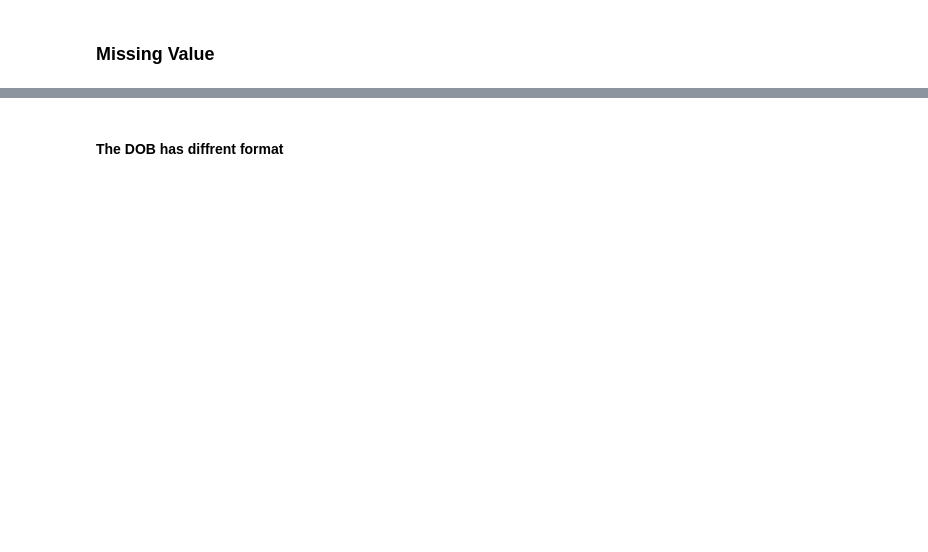
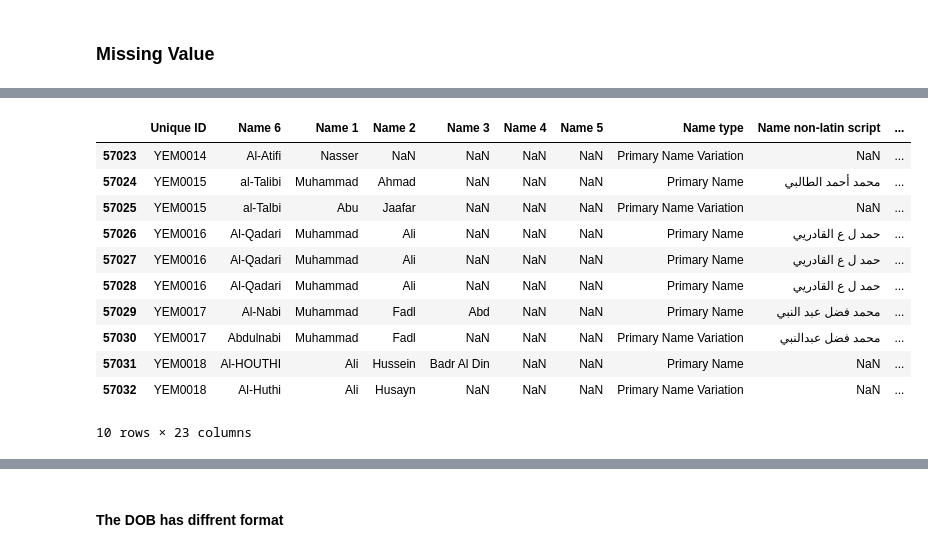
Before and after one commit to Nishit-Thakkar/uk-sanctions-data-pipeline, a Jupyter notebook: Analysis.ipynb, the cells around one changed output, grey strips where cells are left out. Saved outputs shown, nothing was run; the diff lists cells and outputs as text; code cells hidden in the pictures; blank space fills up the shorter version.

```diff
--- a/Analysis.ipynb
+++ b/Analysis.ipynb
@@ -154,0 +150,18 @@ IMO number: 1.5% populated
+# %%
+df[['Unique ID','Name 6','Name 1','Name 2','Name 3','Name 4','Name 5','Name type',
+            'Name non-latin script','D.O.B','Regime Name','Designation Type','Sanctions Imposed',
+            'Address Country','Phone number','Email address','Nationality(/ies)',
+            'Country of birth','National Identifier number','Passport number','IMO number','Position','Title']].tail(10)
+# %% [output]
+|  | Unique ID | Name 6 | Name 1 | Name 2 | Name 3 | Name 4 | Name 5 | Name type | Name non-latin script | ... |
+| 57023 | YEM0014 | Al-Atifi | Nasser | NaN | NaN | NaN | NaN | Primary Name Variation | NaN | ... |
+| 57024 | YEM0015 | al-Talibi | Muhammad | Ahmad | NaN | NaN | NaN | Primary Name | محمد أحمد الطالبي | ... |
+| 57025 | YEM0015 | al-Talbi | Abu | Jaafar | NaN | NaN | NaN | Primary Name Variation | NaN | ... |
+| 57026 | YEM0016 | Al-Qadari | Muhammad | Ali | NaN | NaN | NaN | Primary Name | حمد ل ع القادريي | ... |
+| 57027 | YEM0016 | Al-Qadari | Muhammad | Ali | NaN | NaN | NaN | Primary Name | حمد ل ع القادريي | ... |
+| 57028 | YEM0016 | Al-Qadari | Muhammad | Ali | NaN | NaN | NaN | Primary Name | حمد ل ع القادريي | ... |
+| 57029 | YEM0017 | Al-Nabi | Muhammad | Fadl | Abd | NaN | NaN | Primary Name | محمد فضل عبد النبي | ... |
+| 57030 | YEM0017 | Abdulnabi | Muhammad | Fadl | NaN | NaN | NaN | Primary Name Variation | محمد فضل عبدالنبي | ... |
+| 57031 | YEM0018 | Al-HOUTHI | Ali | Hussein | Badr Al Din | NaN | NaN | Primary Name | NaN | ... |
+| 57032 | YEM0018 | Al-Huthi | Ali | Husayn | NaN | NaN | NaN | Primary Name Variation | NaN | ... |
+10 rows × 23 columns
```
Also changed, not shown: parts of 20 cells of this notebook.
